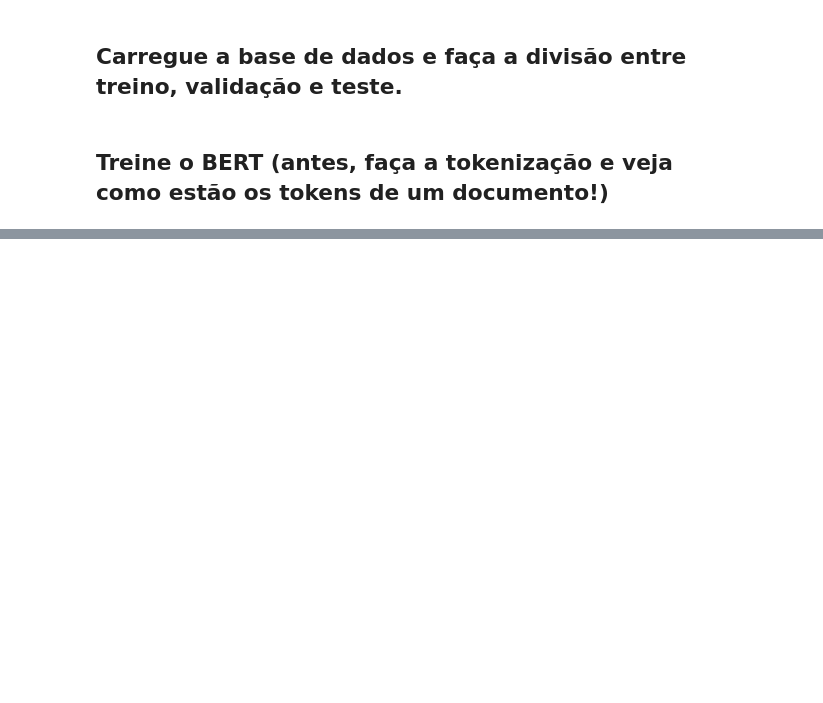
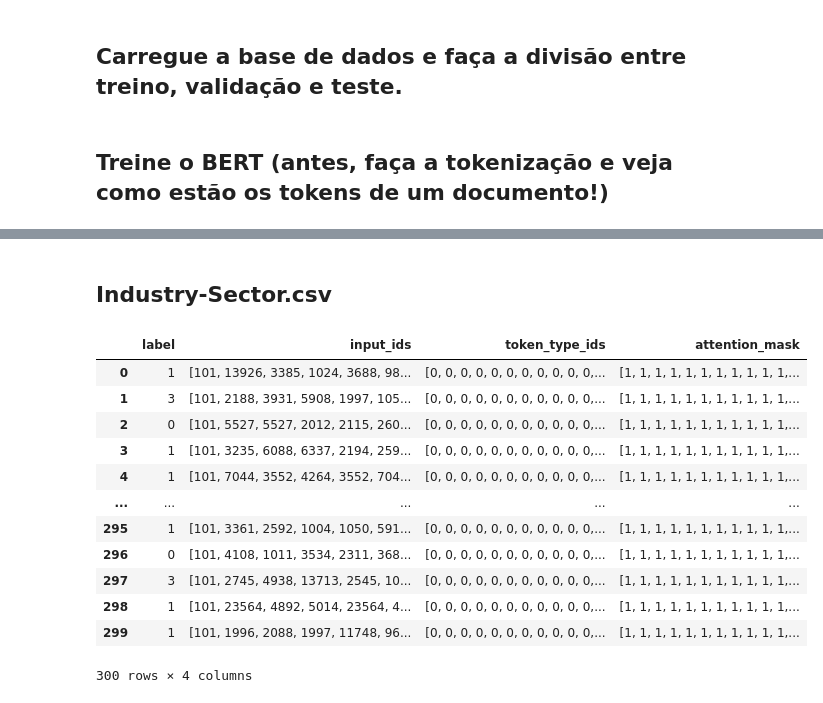
Before and after one commit to renandelgadoc/NLP, a Jupyter notebook: Projeto 4/p4.ipynb, the cells around one changed output, grey strips where cells are left out. Cells and saved outputs as stored; diff of their text form; code cells hidden in the pictures; blank space fills up the shorter version.

```diff
--- a/Projeto 4/p4.ipynb
+++ b/Projeto 4/p4.ipynb
@@ -148,0 +161,18 @@ weighted avg       1.00      1.00      1.00       150
+# %% [markdown]
+## Industry-Sector.csv
+# %%
+dataset_train, dataset_val, dataset_test, labels, test_labels = create_datsets("Industry-Sector.csv")
+# %% [output]
+|  | label | input_ids | token_type_ids | attention_mask |
+| 0 | 1 | [101, 13926, 3385, 1024, 3688, 98... | [0, 0, 0, 0, 0, 0, 0, 0, 0, 0, 0,... | [1, 1, 1, 1, 1, 1, 1, 1, 1, 1, 1,... |
+| 1 | 3 | [101, 2188, 3931, 5908, 1997, 105... | [0, 0, 0, 0, 0, 0, 0, 0, 0, 0, 0,... | [1, 1, 1, 1, 1, 1, 1, 1, 1, 1, 1,... |
+| 2 | 0 | [101, 5527, 5527, 2012, 2115, 260... | [0, 0, 0, 0, 0, 0, 0, 0, 0, 0, 0,... | [1, 1, 1, 1, 1, 1, 1, 1, 1, 1, 1,... |
+| 3 | 1 | [101, 3235, 6088, 6337, 2194, 259... | [0, 0, 0, 0, 0, 0, 0, 0, 0, 0, 0,... | [1, 1, 1, 1, 1, 1, 1, 1, 1, 1, 1,... |
+| 4 | 1 | [101, 7044, 3552, 4264, 3552, 704... | [0, 0, 0, 0, 0, 0, 0, 0, 0, 0, 0,... | [1, 1, 1, 1, 1, 1, 1, 1, 1, 1, 1,... |
+| ... | ... | ... | ... | ... |
+| 295 | 1 | [101, 3361, 2592, 1004, 1050, 591... | [0, 0, 0, 0, 0, 0, 0, 0, 0, 0, 0,... | [1, 1, 1, 1, 1, 1, 1, 1, 1, 1, 1,... |
+| 296 | 0 | [101, 4108, 1011, 3534, 2311, 368... | [0, 0, 0, 0, 0, 0, 0, 0, 0, 0, 0,... | [1, 1, 1, 1, 1, 1, 1, 1, 1, 1, 1,... |
+| 297 | 3 | [101, 2745, 4938, 13713, 2545, 10... | [0, 0, 0, 0, 0, 0, 0, 0, 0, 0, 0,... | [1, 1, 1, 1, 1, 1, 1, 1, 1, 1, 1,... |
+| 298 | 1 | [101, 23564, 4892, 5014, 23564, 4... | [0, 0, 0, 0, 0, 0, 0, 0, 0, 0, 0,... | [1, 1, 1, 1, 1, 1, 1, 1, 1, 1, 1,... |
+| 299 | 1 | [101, 1996, 2088, 1997, 11748, 96... | [0, 0, 0, 0, 0, 0, 0, 0, 0, 0, 0,... | [1, 1, 1, 1, 1, 1, 1, 1, 1, 1, 1,... |
+300 rows × 4 columns
```
Also changed, not shown: parts of 12 cells of this notebook, 7 other files.
